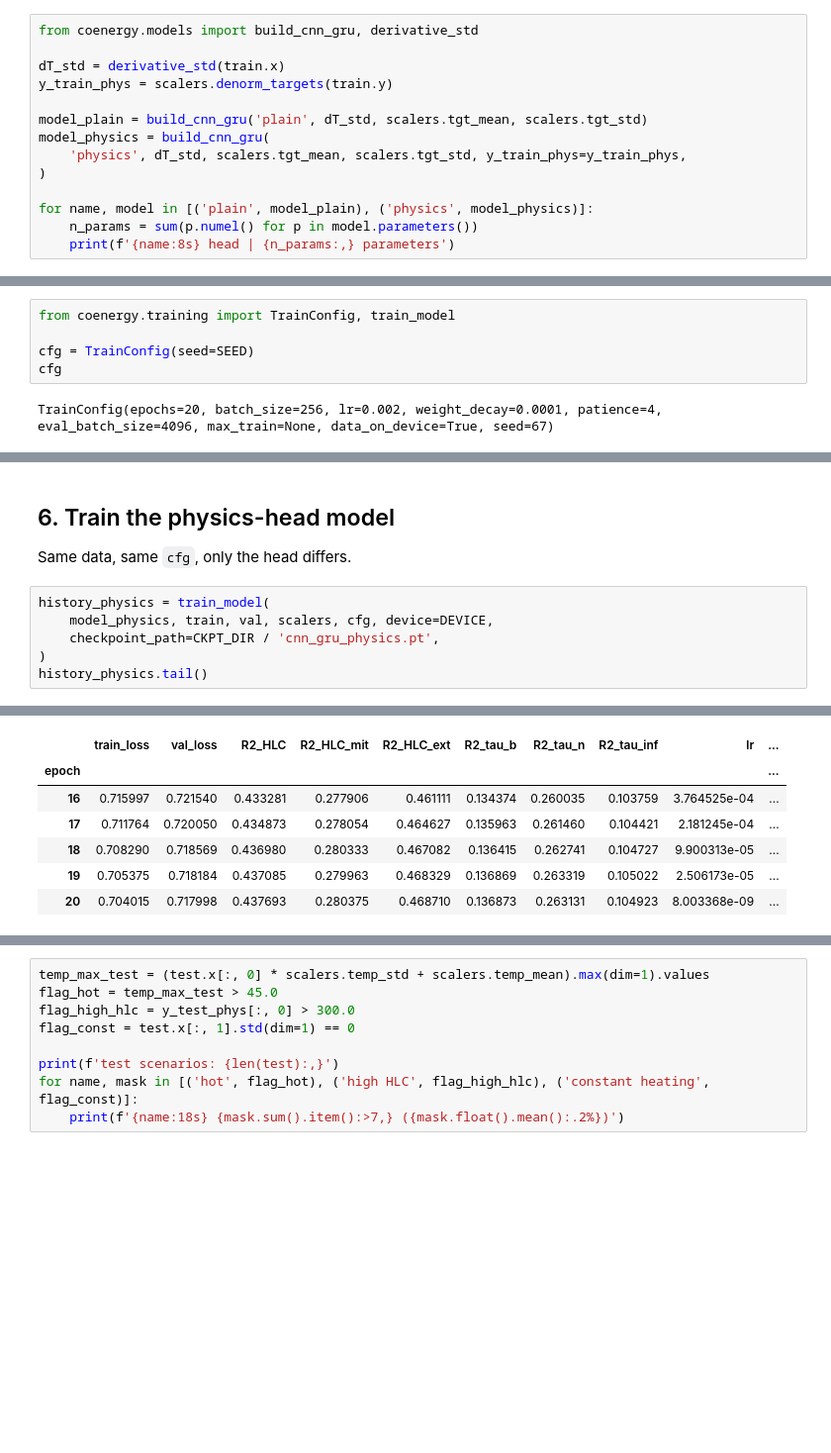
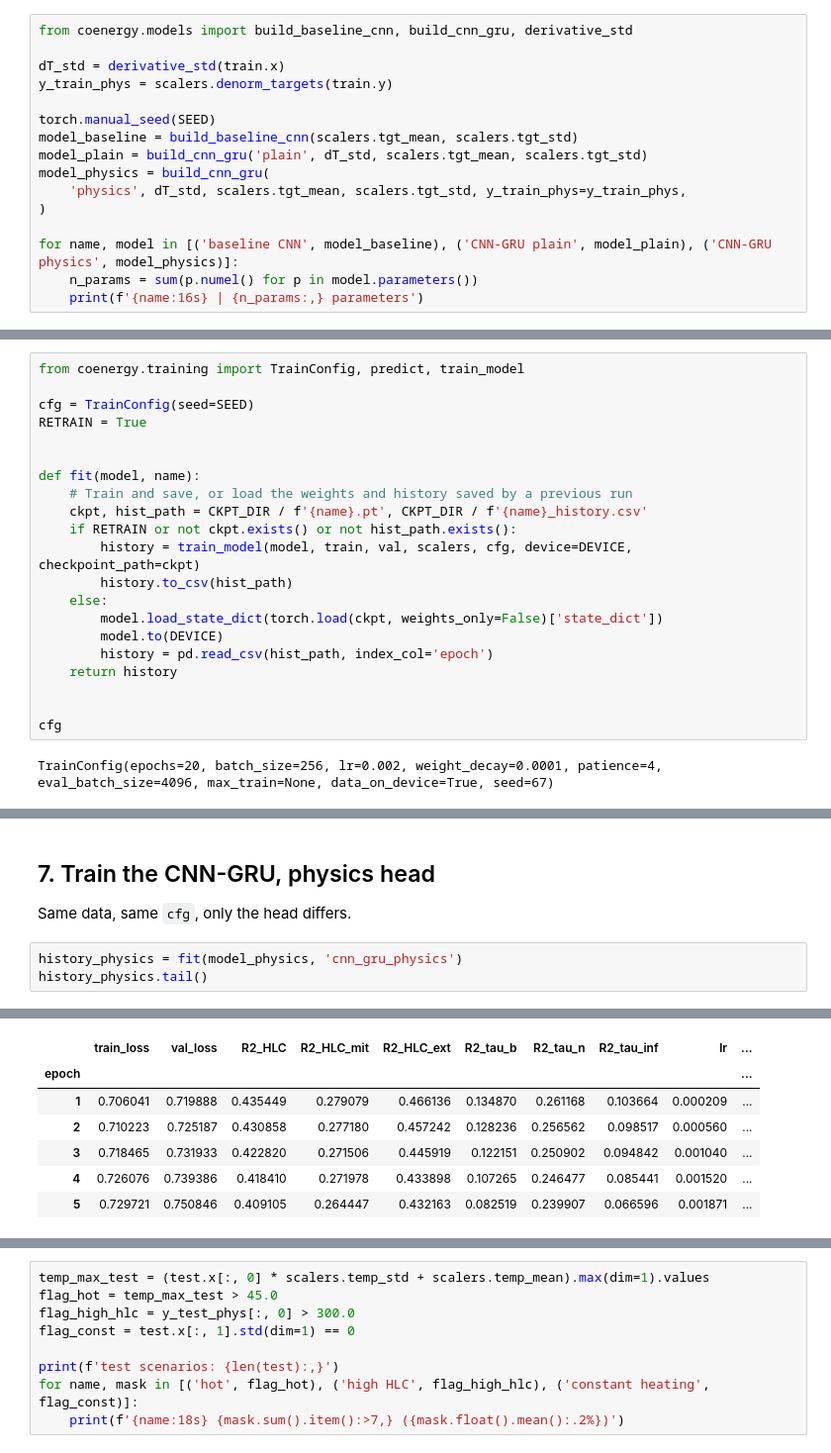
Before and after one commit to BigB021/coenergy-assessment, a Jupyter notebook: notebooks/2_modeling.ipynb, the cells around one changed output, grey strips where cells are left out. Shown at 99% size. Saved outputs shown, nothing was run; the diff lists cells and outputs as text; blank space fills up the shorter version.

```diff
--- a/notebooks/2_modeling.ipynb
+++ b/notebooks/2_modeling.ipynb
@@ -149,15 +153,17 @@ in the head, so any gap between them is attributable to the constraint, not to c
 # %%
-from coenergy.models import build_cnn_gru, derivative_std
+from coenergy.models import build_baseline_cnn, build_cnn_gru, derivative_std
 
 dT_std = derivative_std(train.x)
 y_train_phys = scalers.denorm_targets(train.y)
 
+torch.manual_seed(SEED)
+model_baseline = build_baseline_cnn(scalers.tgt_mean, scalers.tgt_std)
 model_plain = build_cnn_gru('plain', dT_std, scalers.tgt_mean, scalers.tgt_std)
 model_physics = build_cnn_gru(
     'physics', dT_std, scalers.tgt_mean, scalers.tgt_std, y_train_phys=y_train_phys,
 )
 
-for name, model in [('plain', model_plain), ('physics', model_physics)]:
+for name, model in [('baseline CNN', model_baseline), ('CNN-GRU plain', model_plain), ('CNN-GRU physics', model_physics)]:
     n_params = sum(p.numel() for p in model.parameters())
-    print(f'{name:8s} head | {n_params:,} parameters')
+    print(f'{name:16s} | {n_params:,} parameters')
 # %% [output]
@@ -174,7 +184,23 @@ are trained with the exact same config for a fair comparison.
 # %%
-from coenergy.training import TrainConfig, train_model
+from coenergy.training import TrainConfig, predict, train_model
 
 cfg = TrainConfig(seed=SEED)
+RETRAIN = True
+
+
+def fit(model, name):
+    # Train and save, or load the weights and history saved by a previous run
+    ckpt, hist_path = CKPT_DIR / f'{name}.pt', CKPT_DIR / f'{name}_history.csv'
+    if RETRAIN or not ckpt.exists() or not hist_path.exists():
+        history = train_model(model, train, val, scalers, cfg, device=DEVICE, checkpoint_path=ckpt)
+        history.to_csv(hist_path)
+    else:
+        model.load_state_dict(torch.load(ckpt, weights_only=False)['state_dict'])
+        model.to(DEVICE)
+        history = pd.read_csv(hist_path, index_col='epoch')
+    return history
+
+
 cfg
 # %% [output]
 TrainConfig(epochs=20, batch_size=256, lr=0.002, weight_decay=0.0001, patience=4, eval_batch_size=4096, max_train=None, data_on_device=True, seed=67)
@@ -220,11 +295,8 @@ epoch 20 | train 0.6981 | val 0.7206 | R2 HLC 0.435 HLC_mit 0.278 HLC_ext 0.466
 # %% [markdown]
-## 6. Train the physics-head model
+## 7. Train the CNN-GRU, physics head
 
 Same data, same `cfg`, only the head differs.
 # %%
-history_physics = train_model(
-    model_physics, train, val, scalers, cfg, device=DEVICE,
-    checkpoint_path=CKPT_DIR / 'cnn_gru_physics.pt',
-)
+history_physics = fit(model_physics, 'cnn_gru_physics')
 history_physics.tail()
 # %% [output]
@@ -251,8 +309,8 @@ epoch 20 | train 0.7040 | val 0.7180 | R2 HLC 0.438 HLC_mit 0.280 HLC_ext 0.469
 |  | train_loss | val_loss | R2_HLC | R2_HLC_mit | R2_HLC_ext | R2_tau_b | R2_tau_n | R2_tau_inf | lr | ... |
 | epoch |  |  |  |  |  |  |  |  |  | ... |
-| 16 | 0.715997 | 0.721540 | 0.433281 | 0.277906 | 0.461111 | 0.134374 | 0.260035 | 0.103759 | 3.764525e-04 | ... |
-| 17 | 0.711764 | 0.720050 | 0.434873 | 0.278054 | 0.464627 | 0.135963 | 0.261460 | 0.104421 | 2.181245e-04 | ... |
-| 18 | 0.708290 | 0.718569 | 0.436980 | 0.280333 | 0.467082 | 0.136415 | 0.262741 | 0.104727 | 9.900313e-05 | ... |
-| 19 | 0.705375 | 0.718184 | 0.437085 | 0.279963 | 0.468329 | 0.136869 | 0.263319 | 0.105022 | 2.506173e-05 | ... |
-| 20 | 0.704015 | 0.717998 | 0.437693 | 0.280375 | 0.468710 | 0.136873 | 0.263131 | 0.104923 | 8.003368e-09 | ... |
+| 1 | 0.706041 | 0.719888 | 0.435449 | 0.279079 | 0.466136 | 0.134870 | 0.261168 | 0.103664 | 0.000209 | ... |
+| 2 | 0.710223 | 0.725187 | 0.430858 | 0.277180 | 0.457242 | 0.128236 | 0.256562 | 0.098517 | 0.000560 | ... |
+| 3 | 0.718465 | 0.731933 | 0.422820 | 0.271506 | 0.445919 | 0.122151 | 0.250902 | 0.094842 | 0.001040 | ... |
+| 4 | 0.726076 | 0.739386 | 0.418410 | 0.271978 | 0.433898 | 0.107265 | 0.246477 | 0.085441 | 0.001520 | ... |
+| 5 | 0.729721 | 0.750846 | 0.409105 | 0.264447 | 0.432163 | 0.082519 | 0.239907 | 0.066596 | 0.001871 | ... |
 # %% [markdown]
```
Also changed, not shown: parts of 32 cells of this notebook, 11 other files.
